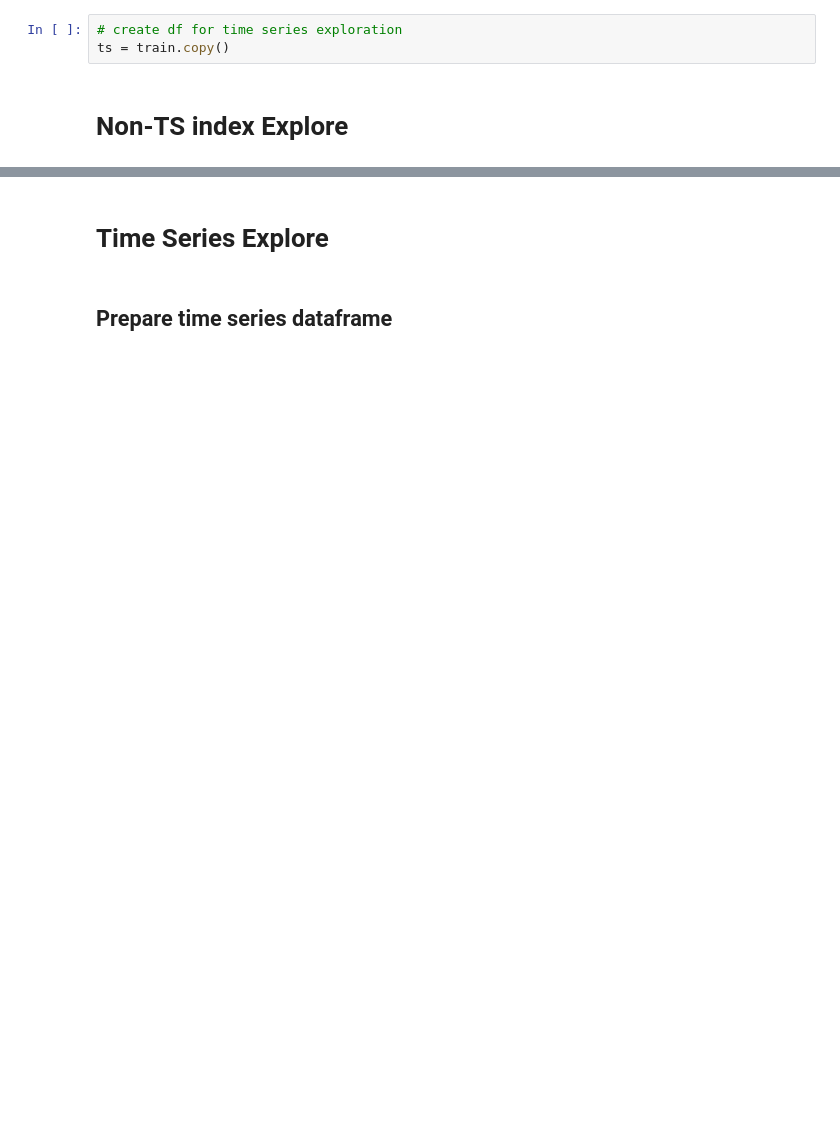
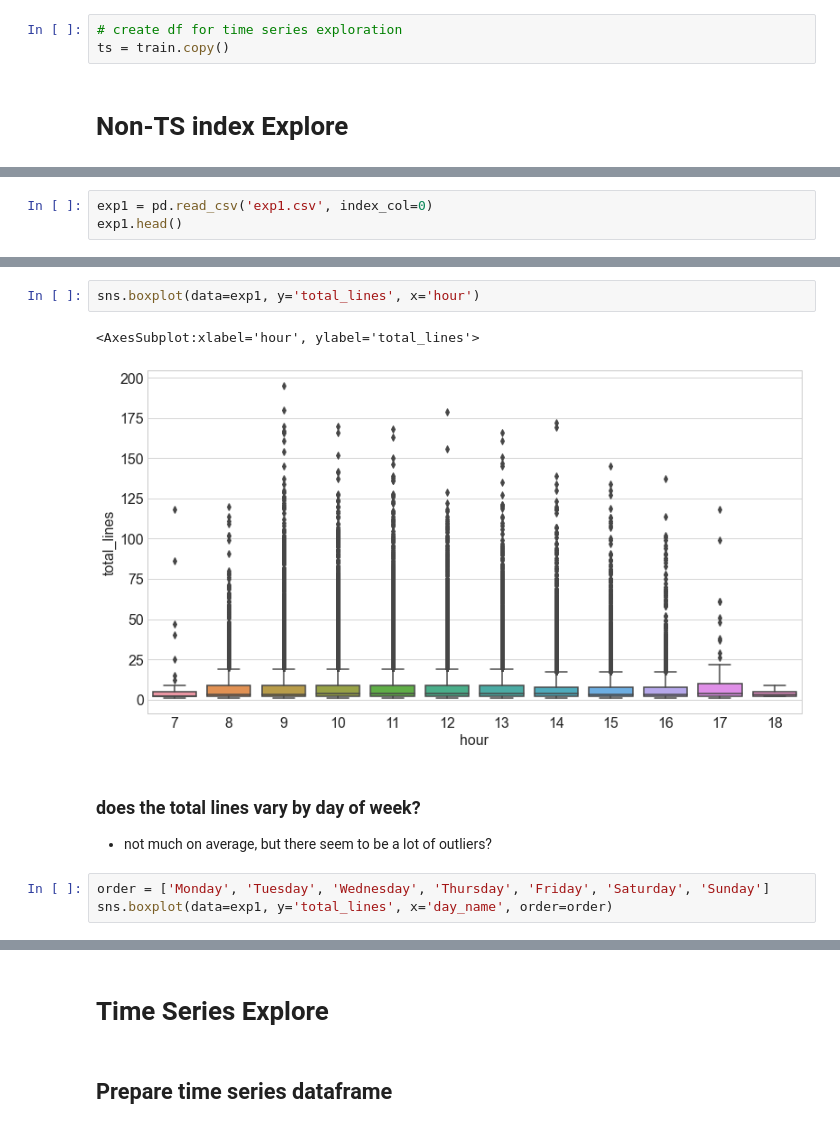
Before and after one commit to RyvynYoung/Supply_Chain, a Jupyter notebook: TS_exp_model.ipynb, the cells around one changed output, grey strips where cells are left out. Cells and saved outputs as stored; diff of their text form; blank space fills up the shorter version.

```diff
--- a/TS_exp_model.ipynb
+++ b/TS_exp_model.ipynb
@@ -56,0 +120,3 @@ train['month'] = train.index.month
+# %%
+exp1 = pd.read_csv('exp1.csv', index_col=0)
+exp1.head()
@@ -56,0 +152,11 @@ train['month'] = train.index.month
+# %%
+sns.boxplot(data=exp1, y='total_lines', x='hour')
+# %% [output]
+<AxesSubplot:xlabel='hour', ylabel='total_lines'>
+[figure, added]
+# %% [markdown]
+### does the total lines vary by day of week?
+- not much on average, but there seem to be a lot of outliers?
+# %%
+order = ['Monday', 'Tuesday', 'Wednesday', 'Thursday', 'Friday', 'Saturday', 'Sunday']
+sns.boxplot(data=exp1, y='total_lines', x='day_name', order=order)
```
Also changed, not shown: parts of 55 cells of this notebook, 1 other file.
